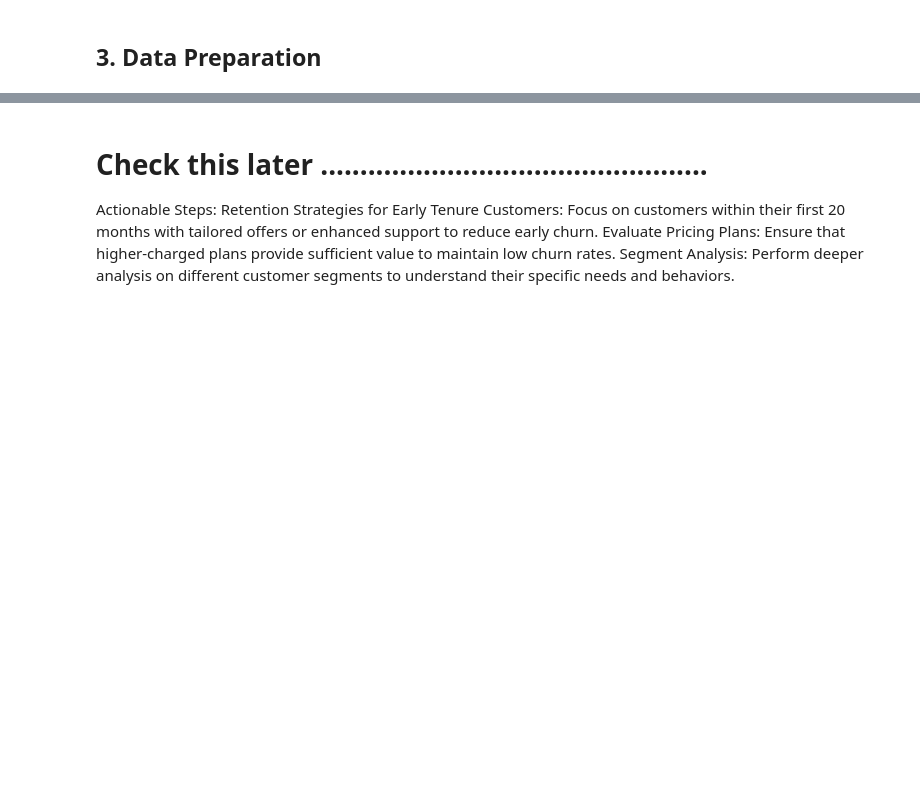
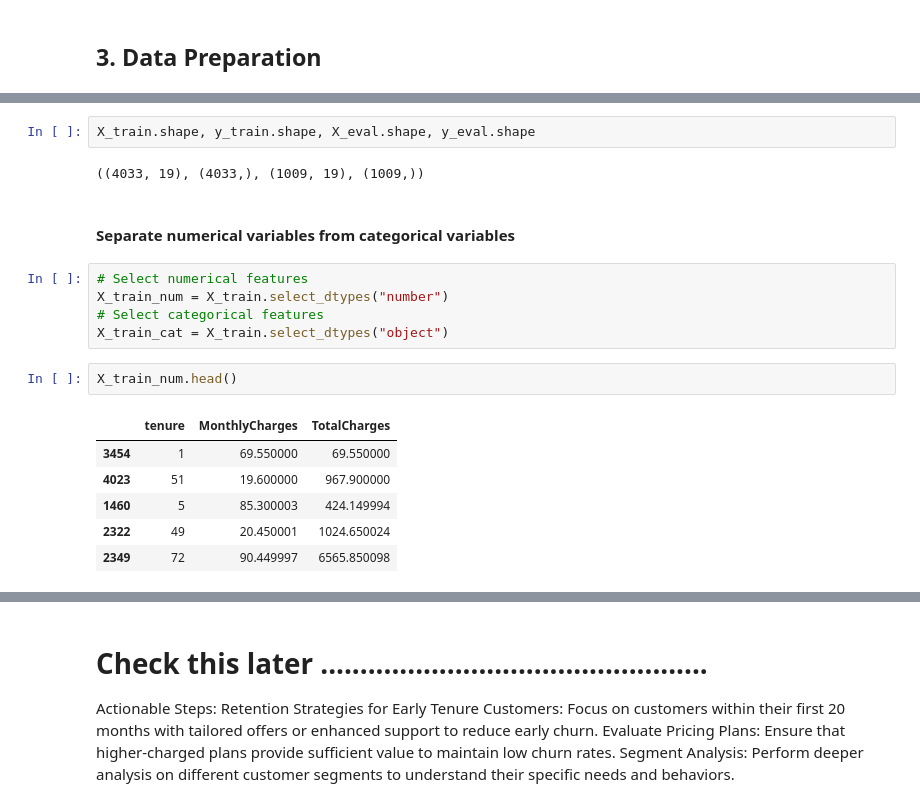
Before and after one commit to edadso/Customer-Churn-Prediction-Vodafone-Corporation, a Jupyter notebook: notebooks/project_code.ipynb, the cells around one changed output, grey strips where cells are left out. Cells and saved outputs as stored; diff of their text form; blank space fills up the shorter version.

```diff
--- a/notebooks/project_code.ipynb
+++ b/notebooks/project_code.ipynb
@@ -887,0 +950,20 @@ p-value: 9.970211412915064e-59
+# %%
+X_train.shape, y_train.shape, X_eval.shape, y_eval.shape
+# %% [output]
+((4033, 19), (4033,), (1009, 19), (1009,))
+# %% [markdown]
+#### Separate numerical variables from categorical variables
+# %%
+# Select numerical features
+X_train_num = X_train.select_dtypes("number")
+# Select categorical features
+X_train_cat = X_train.select_dtypes("object")
+# %%
+X_train_num.head()
+# %% [output]
+|  | tenure | MonthlyCharges | TotalCharges |
+| 3454 | 1 | 69.550000 | 69.550000 |
+| 4023 | 51 | 19.600000 | 967.900000 |
+| 1460 | 5 | 85.300003 | 424.149994 |
+| 2322 | 49 | 20.450001 | 1024.650024 |
+| 2349 | 72 | 90.449997 | 6565.850098 |
```
Also changed, not shown: parts of 32 cells of this notebook.
